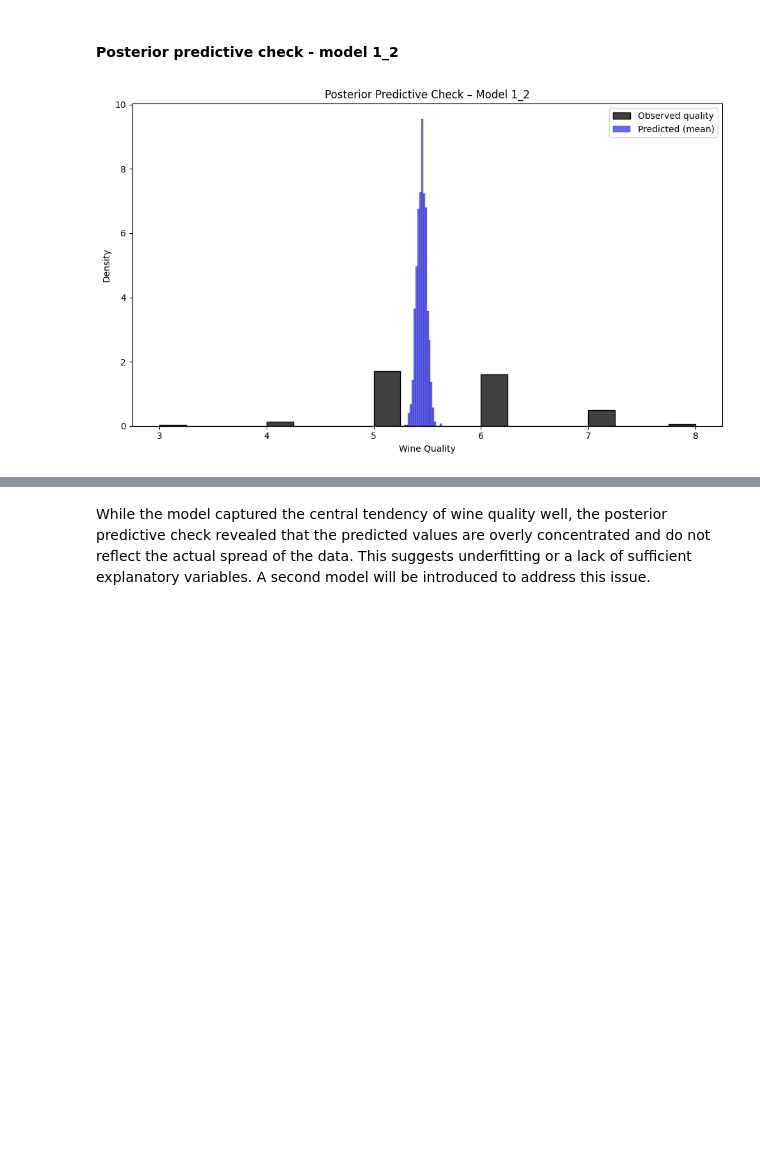
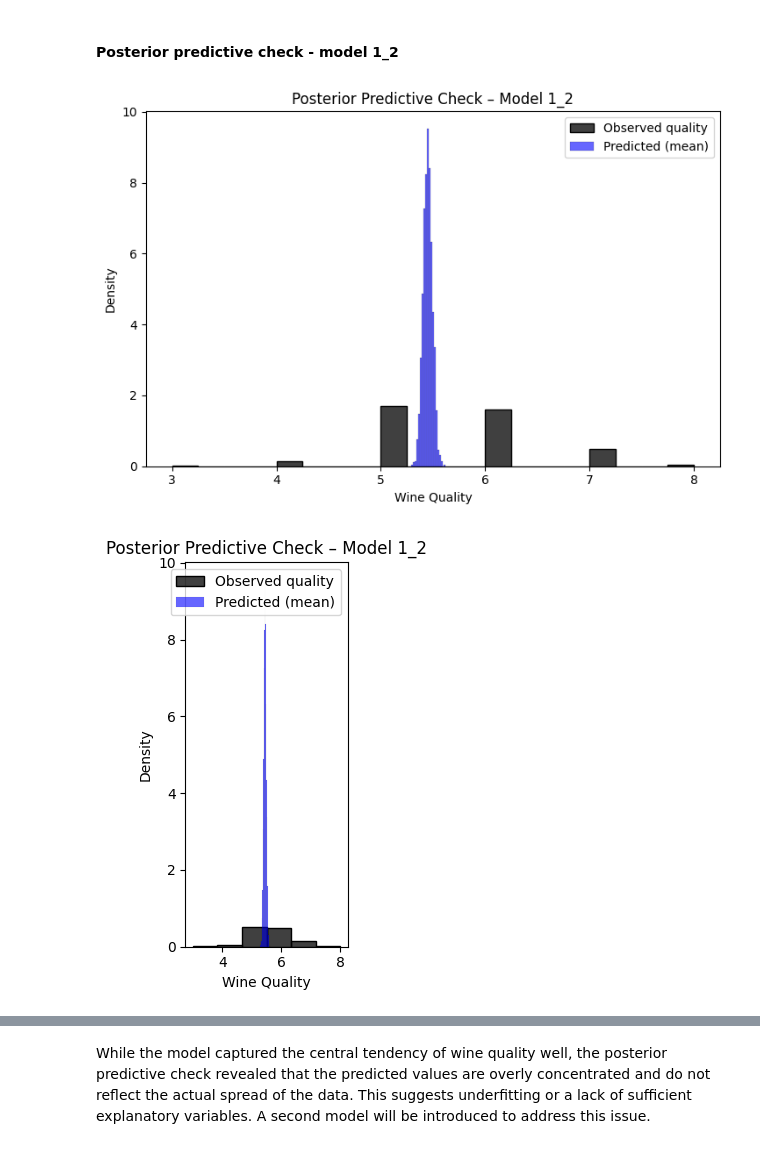
Before and after one commit to zacky111/Data_analytics, a Jupyter notebook: main.ipynb, the cells around one changed output, grey strips where cells are left out. Cells and saved outputs as stored; diff of their text form; code cells hidden in the pictures; blank space fills up the shorter version.

Commit message:
DAG, Correlation, Posterior predictive update

```diff
--- a/main.ipynb
+++ b/main.ipynb
@@ -556,33 +515,56 @@ import seaborn as sns
 import matplotlib.pyplot as plt
 
 # Wyciąganie próbek z posteriora
 posterior_df = fit.draws_pd()
 alpha_samples = posterior_df["alpha"].values
 beta_samples = posterior_df[["beta[1]", "beta[2]", "beta[3]"]].values
 sigma_samples = posterior_df["sigma"].values
 
 # Użyj np. 500 losowych próbek do predykcji
 n_draws = 500
 y_pred_samples = []
 
 for i in range(n_draws):
     mu = X_scaled_selected @ beta_samples[i] + alpha_samples[i]
     y_sim = np.random.normal(mu, sigma_samples[i])
     y_pred_samples.append(y_sim)
 
 # Konwersja do tablicy: (n_draws x n_observations)
 y_pred_samples = np.array(y_pred_samples)
 
 # PPC: rozkład danych obserwowanych vs. predykowanych
-plt.figure(figsize=(10, 6))
+plt.figure(figsize=(14, 5))
+
+plt.subplot(1, 2, 1)
 sns.histplot(y, bins=20, color="black", label="Observed quality", stat="density")
 sns.histplot(y_pred_samples.mean(axis=0), bins=20, color="blue", alpha=0.6, label="Predicted (mean)", stat="density")
-
 plt.title("Posterior Predictive Check – Model 1_2")
 plt.xlabel("Wine Quality")
 plt.ylabel("Density")
 plt.legend()
 plt.tight_layout()
 plt.show()
+
+plt.subplot(1, 3, 2)
+sns.histplot(y, bins=6, color="black", label="Observed quality", stat="density")
+sns.histplot(y_pred_samples.mean(axis=0), bins=20, color="blue", alpha=0.6, label="Predicted (mean)", stat="density")
+plt.title("Posterior Predictive Check – Model 1_2")
+plt.xlabel("Wine Quality")
+plt.ylabel("Density")
+plt.legend()
+plt.tight_layout()
+plt.show()
+
+plt.subplot(1, 3, 3)
+sns.histplot(y, bins=range(int(y.min()), int(y.max()) + 2), color="black", label="Observed quality", stat="density", discrete=True)
+sns.histplot(np.round(y_pred_samples.mean(axis=0)), bins=range(int(y.min()), int(y.max()) + 2), color="green", alpha=0.6, label="Predicted (rounded)", stat="density", discrete=True)
+plt.title("Posterior Predictive (rounded to rating)")
+plt.xlabel("Wine Quality")
+plt.ylabel("Density")
+plt.legend()
+
+plt.tight_layout()
+plt.show()
 # %% [output]
-[figure, old version]
+[figure, new version]
+[figure, added]
```
Also changed, not shown: parts of 47 cells of this notebook.
